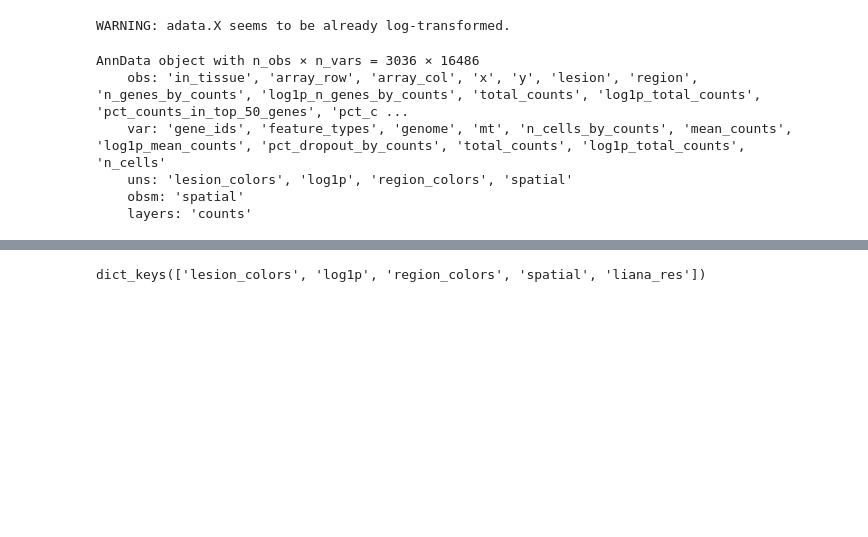
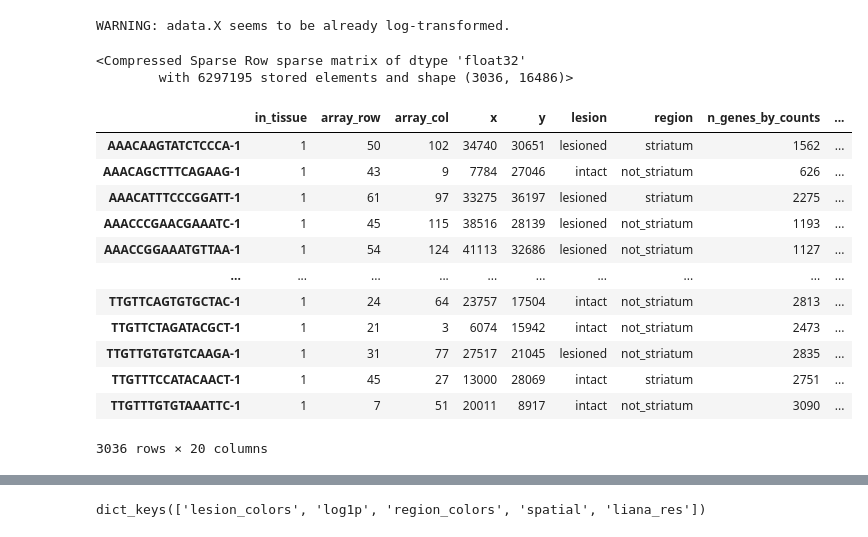
Before and after one commit to maxi7524/project_computational_biology_initial_conditions_pymyboss, a Jupyter notebook: notebooks/library_test.ipynb, the cells around one changed output, grey strips where cells are left out. Saved outputs shown, nothing was run; the diff lists cells and outputs as text; code cells hidden in the pictures; blank space fills up the shorter version.

```diff
--- a/notebooks/library_test.ipynb
+++ b/notebooks/library_test.ipynb
@@ -33,14 +33,26 @@ mouse_resource = li.rs.select_resource(resource_name='mouseconsensus')
 # %% [output]
 WARNING: adata.X seems to be already log-transformed.
 # %%
-rna
+rna.layers['counts']
 # %% [output]
-AnnData object with n_obs × n_vars = 3036 × 16486
-    obs: 'in_tissue', 'array_row', 'array_col', 'x', 'y', 'lesion', 'region', 'n_genes_by_counts', 'log1p_n_genes_by_counts', 'total_counts', 'log1p_total_counts', 'pct_counts_in_top_50_genes', 'pct_c ...
-    var: 'gene_ids', 'feature_types', 'genome', 'mt', 'n_cells_by_counts', 'mean_counts', 'log1p_mean_counts', 'pct_dropout_by_counts', 'total_counts', 'log1p_total_counts', 'n_cells'
-    uns: 'lesion_colors', 'log1p', 'region_colors', 'spatial'
-    obsm: 'spatial'
-    layers: 'counts'
+<Compressed Sparse Row sparse matrix of dtype 'float32'
+        with 6297195 stored elements and shape (3036, 16486)>
+# %%
+rna.obs
+# %% [output]
+|  | in_tissue | array_row | array_col | x | y | lesion | region | n_genes_by_counts | ... |
+| AAACAAGTATCTCCCA-1 | 1 | 50 | 102 | 34740 | 30651 | lesioned | striatum | 1562 | ... |
+| AAACAGCTTTCAGAAG-1 | 1 | 43 | 9 | 7784 | 27046 | intact | not_striatum | 626 | ... |
+| AAACATTTCCCGGATT-1 | 1 | 61 | 97 | 33275 | 36197 | lesioned | striatum | 2275 | ... |
+| AAACCCGAACGAAATC-1 | 1 | 45 | 115 | 38516 | 28139 | lesioned | not_striatum | 1193 | ... |
+| AAACCGGAAATGTTAA-1 | 1 | 54 | 124 | 41113 | 32686 | lesioned | not_striatum | 1127 | ... |
+| ... | ... | ... | ... | ... | ... | ... | ... | ... | ... |
+| TTGTTCAGTGTGCTAC-1 | 1 | 24 | 64 | 23757 | 17504 | intact | not_striatum | 2813 | ... |
+| TTGTTCTAGATACGCT-1 | 1 | 21 | 3 | 6074 | 15942 | intact | not_striatum | 2473 | ... |
+| TTGTTGTGTGTCAAGA-1 | 1 | 31 | 77 | 27517 | 21045 | lesioned | not_striatum | 2835 | ... |
+| TTGTTTCCATACAACT-1 | 1 | 45 | 27 | 13000 | 28069 | intact | striatum | 2751 | ... |
+| TTGTTTGTGTAAATTC-1 | 1 | 7 | 51 | 20011 | 8917 | intact | not_striatum | 3090 | ... |
+3036 rows × 20 columns
 # %%
 # Run rank_aggregate
 li.mt.rank_aggregate(rna,
```
Also changed, not shown: parts of 5 cells of this notebook, 13 other files.
